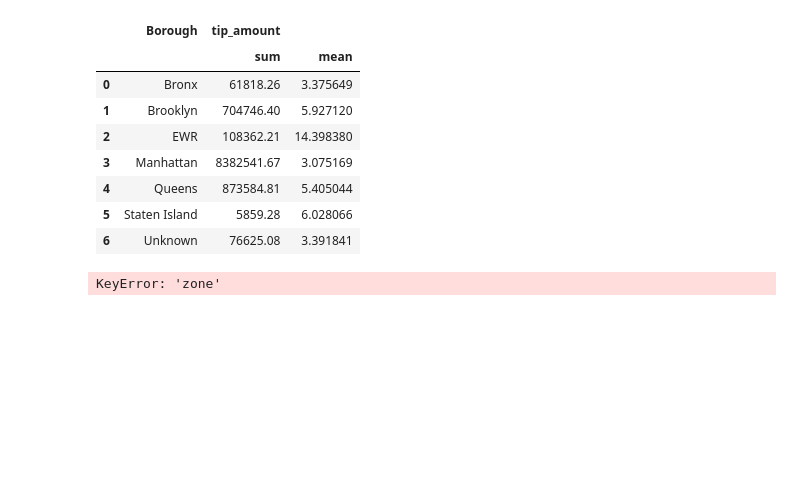
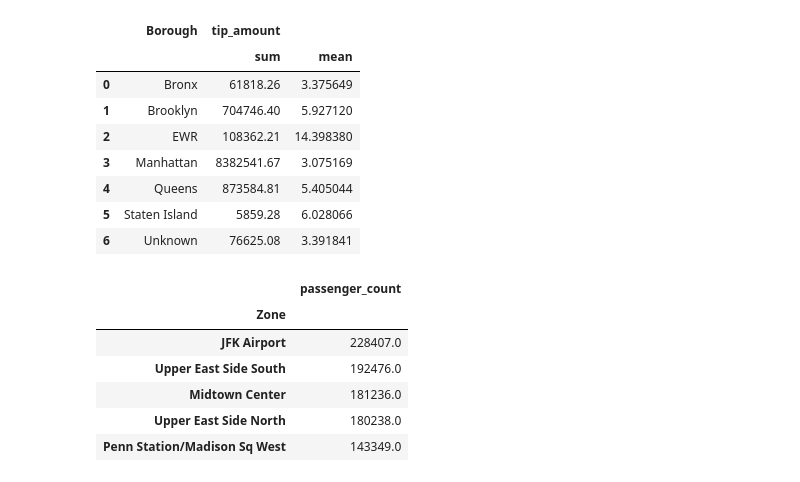
Before and after one commit to MarkHCrawford/data_science_internship, a Jupyter notebook: project/taxi_assignment/taxi_assignment.ipynb, the cells around one changed output. Saved outputs shown, nothing was run; the diff lists cells and outputs as text; code cells hidden in the pictures; blank space fills up the shorter version.

```diff
--- a/project/taxi_assignment/taxi_assignment.ipynb
+++ b/project/taxi_assignment/taxi_assignment.ipynb
@@ -160,8 +160,18 @@ borough_metrics[["Borough", "tip_amount"]]
 # %%
 
 result_5 = pd.DataFrame(
-    airport_pu.groupby("Zone").sum()["passenger_count"].sort_values(ascending=False)[0:10]).reset_index()
+    airport_pu.groupby("Zone")["passenger_count"].sum().sort_values(ascending=False)
+)
+
+
+result_5.head()
 # %% [output]
-KeyError: 'zone'
+|  | passenger_count |
+| Zone |  |
+| JFK Airport | 228407.0 |
+| Upper East Side South | 192476.0 |
+| Midtown Center | 181236.0 |
+| Upper East Side North | 180238.0 |
+| Penn Station/Madison Sq West | 143349.0 |
 # %%
 sns.barplot(trips_merged_do_all, x="Borough", y="tip_amount")
```
Also changed, not shown: parts of 1 cell of this notebook.
